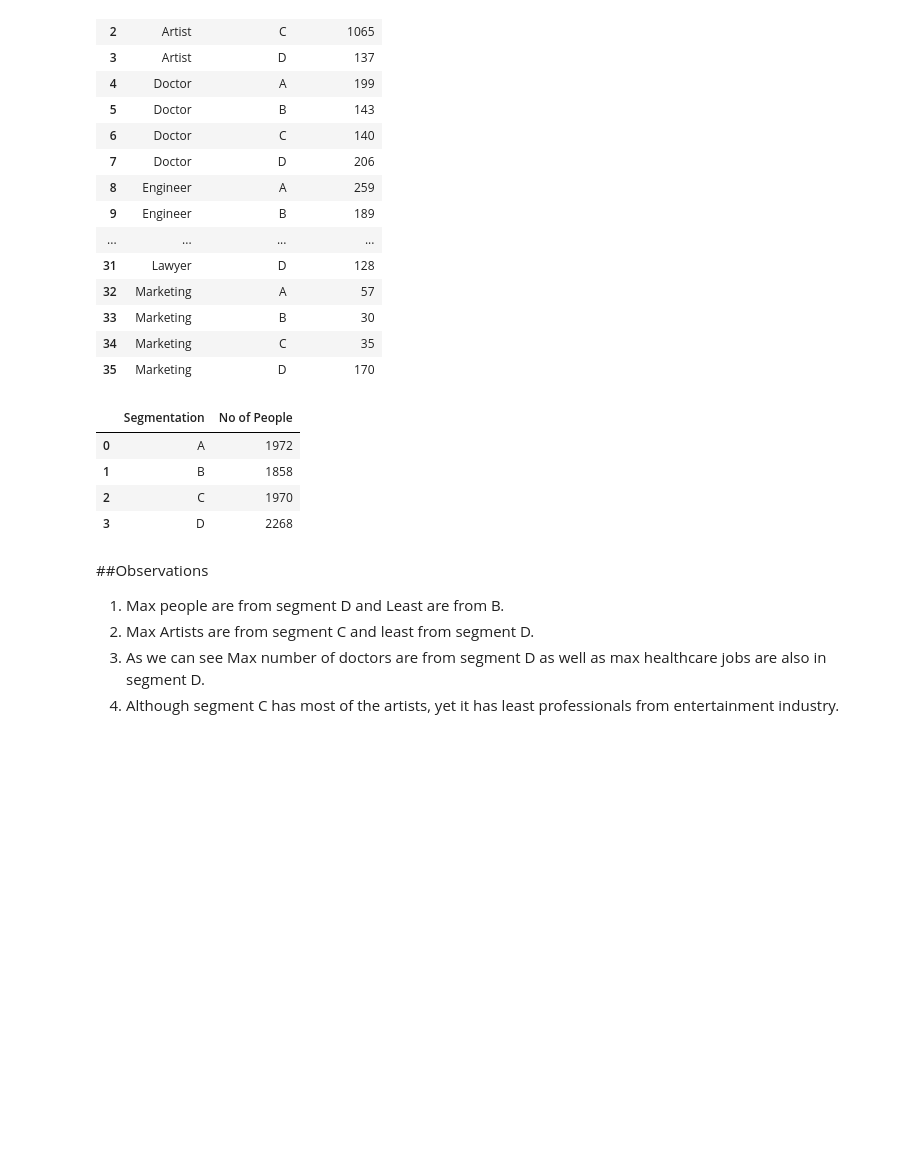
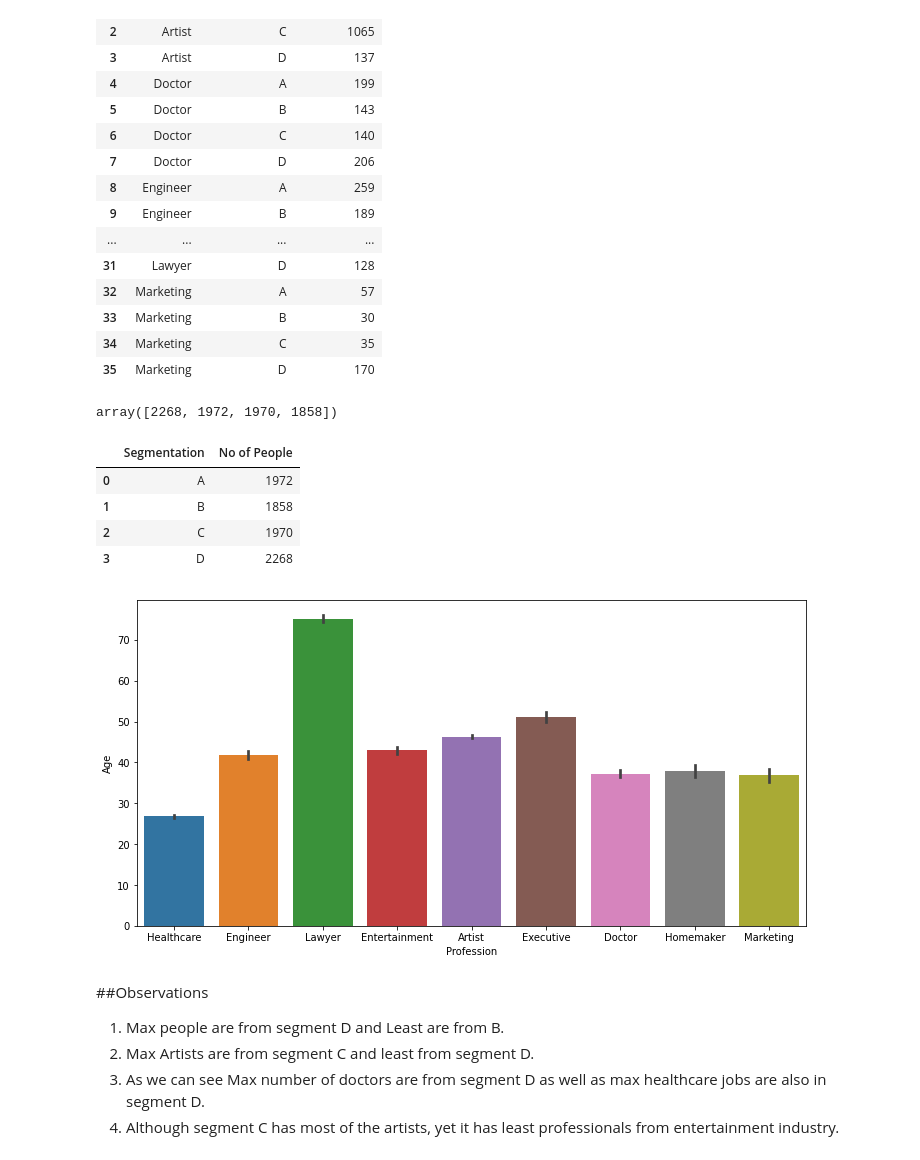
Before and after one commit to Misudhari/Market-Segmentation, a Jupyter notebook: Market_Segmentation_EDA.ipynb, the cells around one changed output. Cells and saved outputs as stored; diff of their text form; code cells hidden in the pictures; blank space fills up the shorter version.

```diff
--- a/Market_Segmentation_EDA.ipynb
+++ b/Market_Segmentation_EDA.ipynb
@@ -209,6 +200,10 @@ SegXProf
 | 35 | Marketing | D | 170 |
 # %%
 segdata = df.groupby(['Segmentation']).size().reset_index().rename(columns={0:'No of People'})
+segCount = df.Segmentation.value_counts().values
+segCount
+# %% [output]
+array([2268, 1972, 1970, 1858])
 # %%
 segdata
 # %% [output]
@@ -217,6 +212,11 @@ segdata
 | 1 | B | 1858 |
 | 2 | C | 1970 |
 | 3 | D | 2268 |
+# %%
+sns.barplot(x='Profession', y = 'Age', data = df)
+plt.savefig('Profession wise Age Barplot.png')
+# %% [output]
+[figure, added]
 # %% [markdown]
 ##Observations
 1. Max people are from segment D and Least are from B.
```
Also changed, not shown: parts of 10 cells of this notebook.
